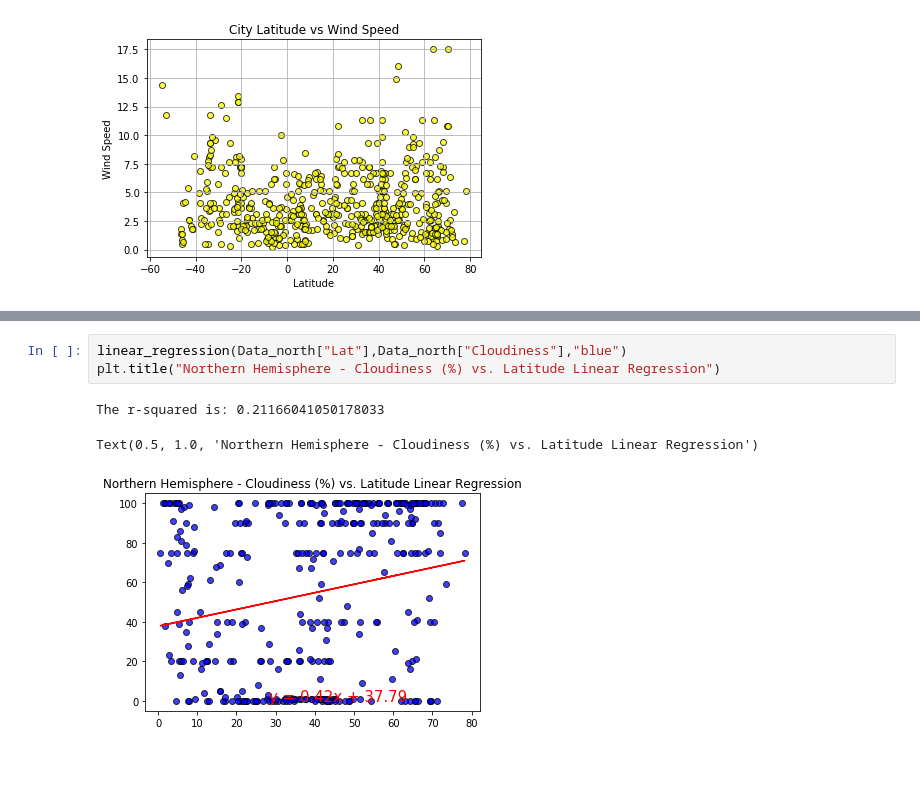
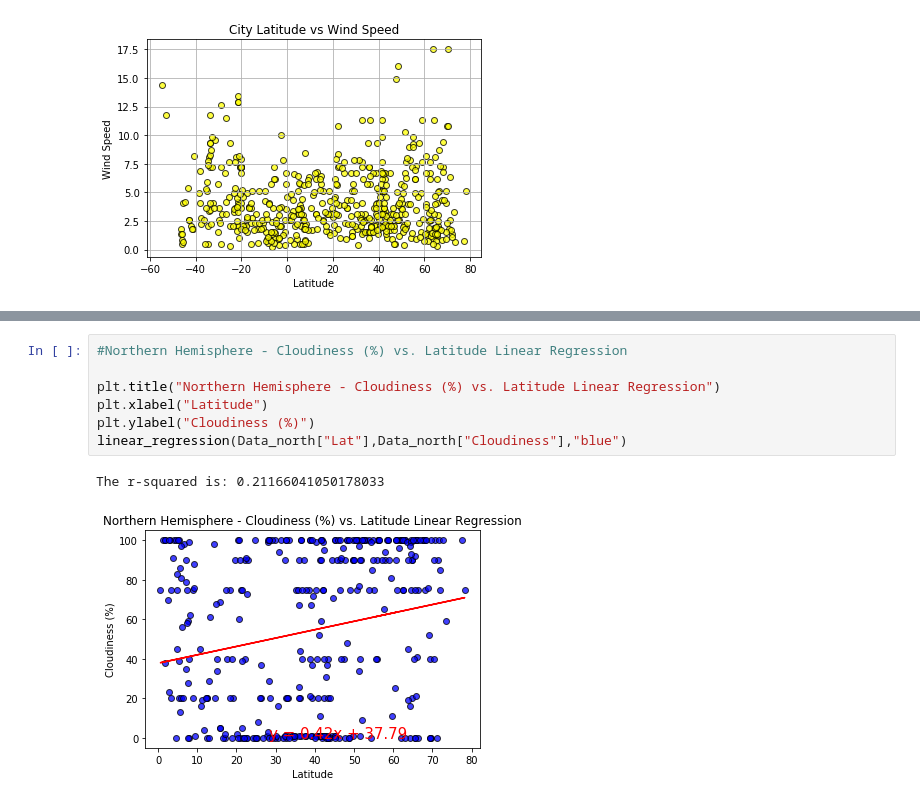
Before and after one commit to vijay-mygit/Python-API-Challenge, a Jupyter notebook: WeatherPy/WeatherPy.ipynb, the cells around one changed output, grey strips where cells are left out. Saved outputs shown, nothing was run; the diff lists cells and outputs as text; blank space fills up the shorter version.

```diff
--- a/WeatherPy/WeatherPy.ipynb
+++ b/WeatherPy/WeatherPy.ipynb
@@ -233,8 +251,11 @@ Text(0.5, 1.0, 'Southern Hemisphere - Humidity (%) vs. Latitude Linear Regressio
 # %%
+#Northern Hemisphere - Cloudiness (%) vs. Latitude Linear Regression
+
+plt.title("Northern Hemisphere - Cloudiness (%) vs. Latitude Linear Regression")
+plt.xlabel("Latitude")
+plt.ylabel("Cloudiness (%)")
 linear_regression(Data_north["Lat"],Data_north["Cloudiness"],"blue")
-plt.title("Northern Hemisphere - Cloudiness (%) vs. Latitude Linear Regression")
 # %% [output]
 The r-squared is: 0.21166041050178033
-Text(0.5, 1.0, 'Northern Hemisphere - Cloudiness (%) vs. Latitude Linear Regression')
-[figure, old version]
+[figure, new version]
 # %%
```
Also changed, not shown: parts of 7 cells of this notebook.
